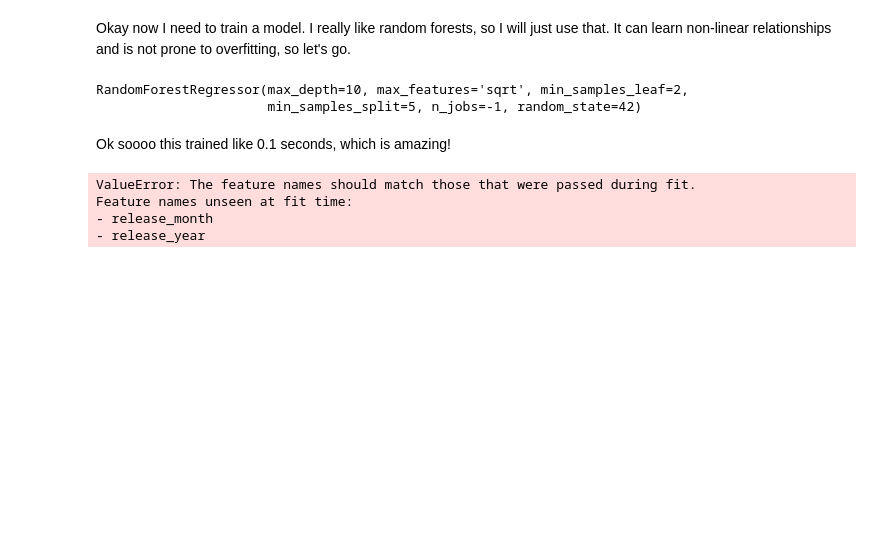
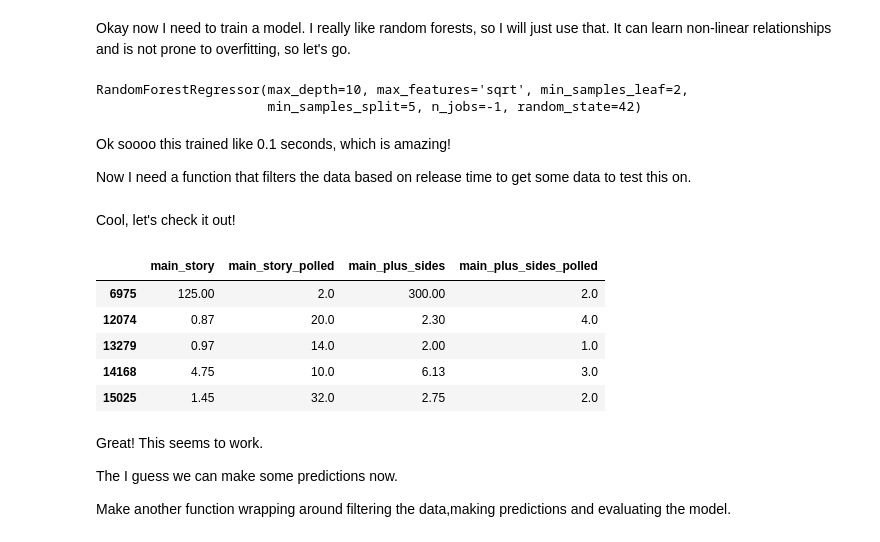
Before and after one commit to fabianjkrueger/mlops_zoomcamp_project, a Jupyter notebook: notebooks/exploratory_data_analysis.ipynb, the cells around one changed output. Cells and saved outputs as stored; diff of their text form; code cells hidden in the pictures; blank space fills up the shorter version.

```diff
--- a/notebooks/exploratory_data_analysis.ipynb
+++ b/notebooks/exploratory_data_analysis.ipynb
@@ -327,16 +352,66 @@ RandomForestRegressor(max_depth=10, max_features='sqrt', min_samples_leaf=2,
                       min_samples_split=5, n_jobs=-1, random_state=42)
 # %% [markdown]
 Ok soooo this trained like 0.1 seconds, which is amazing!
+
+Now I need a function that filters the data based on release time to get some
+data to test this on.
-# %%
-
-# make predictions
-y_pred = rf_regressor.predict(X_test)
-
-# evaluate
-mse = mean_squared_error(y_test, y_pred)
-print(f"Mean Squared Error: {mse}")
-# %% [output]
-ValueError: The feature names should match those that were passed during fit.
-Feature names unseen at fit time:
-- release_month
-- release_year
+# %%
+def filter_by_release(
+    year: int,
+    month: int | None = None,
+    data: pd.DataFrame = data_games,
+) -> tuple[pd.DataFrame, pd.Series]:
+    """
+    Filter the data based on release time to get data to run the model on.
+
+    Args:
+        year (int): The year to filter by.
+        month (int | None): The month to filter by. If None, the whole year is used.
+        data (pd.DataFrame): The data to filter.
+
+    Returns:
+        X_test (pd.DataFrame): The test features.
+        y_test (pd.Series): The test labels.
+    """
+    # filter by year
+    data = data[data["release_year"] == year]
+
+    # optionally filter by month
+    if month is not None:
+        data = data[data["release_month"] == month]
+
+    # get test features
+    X_test = data[[
+        "main_story",
+        "main_story_polled",
+        "main_plus_sides",
+        "main_plus_sides_polled",
+    ]]
+
+    # get test labels
+    y_test = data["completionist"]
+
+    return X_test, y_test
+# %% [markdown]
+Cool, let's check it out!
+# %%
+# test the function on the next year
+# was trained until 2020, so test for 2021
+X_test_2021, y_test_2021 = filter_by_release(year=2021)
+
+# check the first few rows
+X_test_2021.head()
+# %% [output]
+|  | main_story | main_story_polled | main_plus_sides | main_plus_sides_polled |
+| 6975 | 125.00 | 2.0 | 300.00 | 2.0 |
+| 12074 | 0.87 | 20.0 | 2.30 | 4.0 |
+| 13279 | 0.97 | 14.0 | 2.00 | 1.0 |
+| 14168 | 4.75 | 10.0 | 6.13 | 3.0 |
+| 15025 | 1.45 | 32.0 | 2.75 | 2.0 |
+# %% [markdown]
+Great! This seems to work.
+
+The I guess we can make some predictions now.
+
+Make another function wrapping around filtering the data,making predictions
+and evaluating the model.
```
Also changed, not shown: parts of 10 cells of this notebook, 3 other files.
